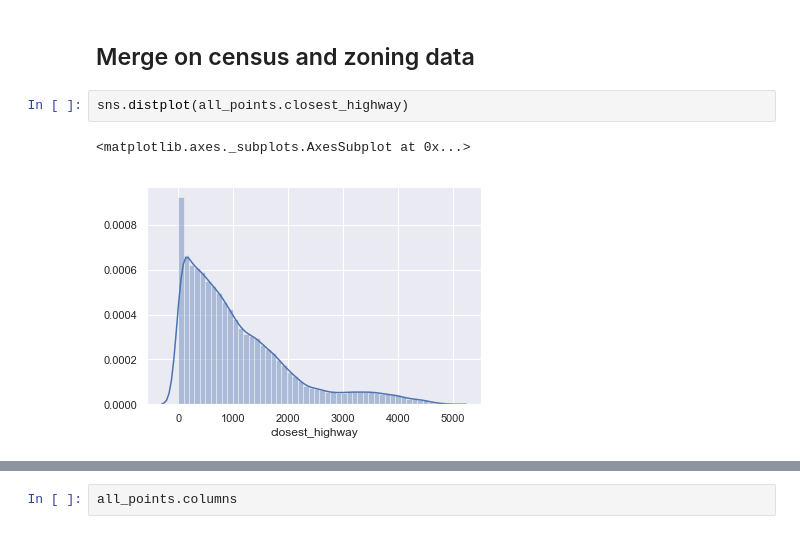
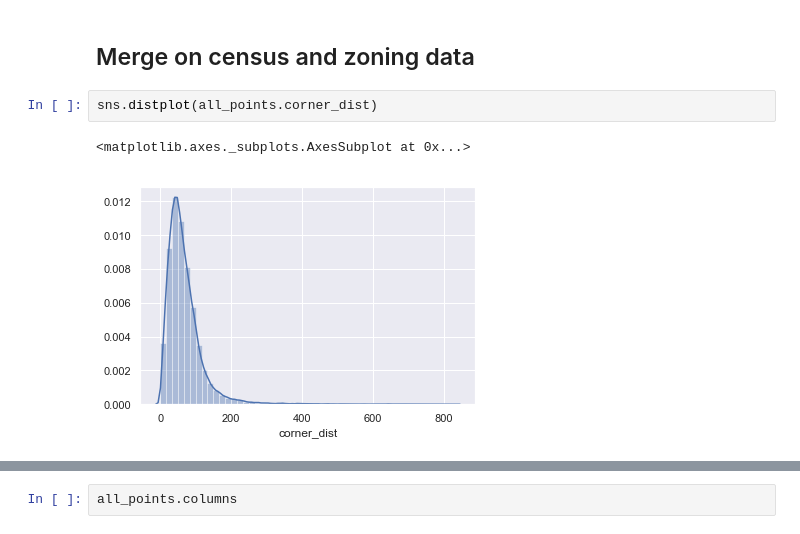
Before and after one commit to samdchamberlain/HealthyHomes_Insight, a Jupyter notebook: Heatmap_generation.ipynb, the cells around one changed output, grey strips where cells are left out. Cells and saved outputs as stored; diff of their text form.

```diff
--- a/Heatmap_generation.ipynb
+++ b/Heatmap_generation.ipynb
@@ -237,10 +203,10 @@ See the caveats in the documentation: http://pandas.pydata.org/pandas-docs/stabl
 # %% [markdown]
 ## Merge on census and zoning data
 # %%
-sns.distplot(all_points.closest_highway)
+sns.distplot(all_points.corner_dist)
 # %% [output]
 <matplotlib.axes._subplots.AxesSubplot at 0x...>
-[figure, old version]
+[figure, new version]
 # %%
 # left merge with the zoning data
 all_points = all_points.drop(['index_right'], axis = 1)
```
Also changed, not shown: parts of 18 cells of this notebook, 1 other file.
